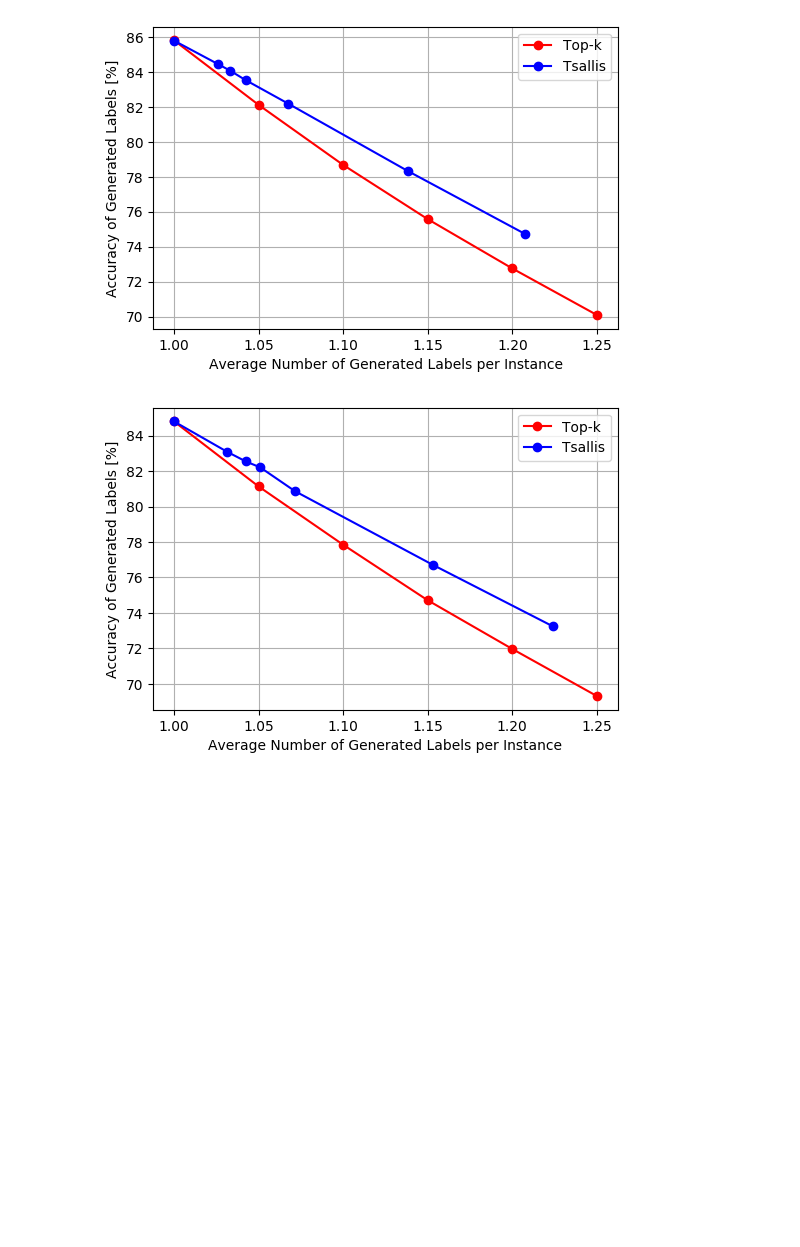
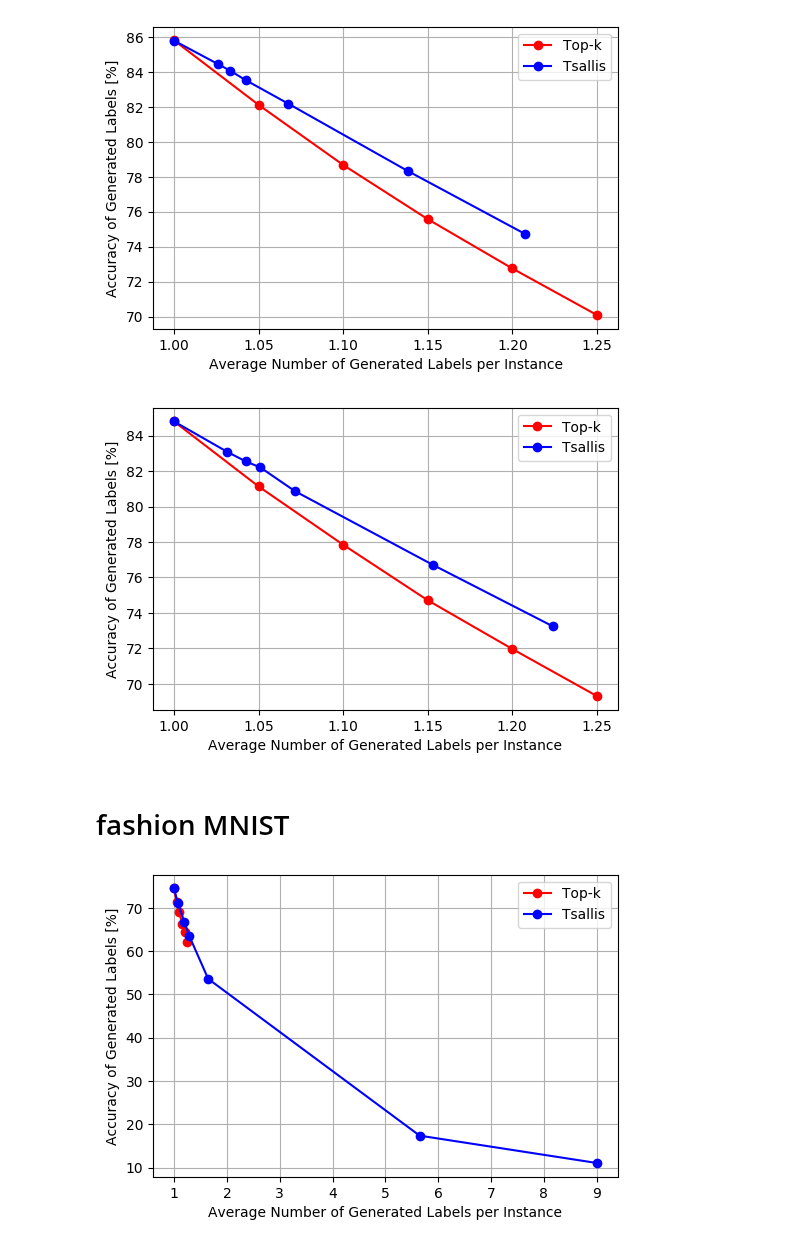
Before and after one commit to 1W1521375/entropy_labelling, a Jupyter notebook: final_experiments/top-R.ipynb, the cells around one changed output. Cells and saved outputs as stored; diff of their text form; code cells hidden in the pictures; blank space fills up the shorter version.

```diff
--- a/final_experiments/top-R.ipynb
+++ b/final_experiments/top-R.ipynb
@@ -255,3 +255,35 @@ for i in range(9):
 [figure]
 [figure]
 [figure]
+# %% [markdown]
+# fashion MNIST
+# %%
+R1_fm = [(1.0, 96.24222222222224, 96.24222222222224), (1.0, 93.00541666666668, 93.00541666666668), (1.0, 89.38952380952377, 89.38952380952377), (1.0, 86.88948412698414, 86.88948412698414), (1.0, 84.64904761904764, 84.64904761904764), (1.0, 82.24500000000003, 82.24500000000003), (1.0, 80.71444444444445, 80.71444444444445), (1.0, 77.38000000000001, 77.38000000000001), (1.0, 74.45, 74.45)]
+R105_fm = [(1.0499999999999994, 91.8283597883598, 96.41977777777781), (1.049999999999998, 88.8316666666667, 93.27325), (1.0500000000000036, 85.49414965986391, 89.76885714285712), (1.050000000000005, 83.1667044595616, 87.32503968253963), (1.0500000000000036, 81.087120181406, 85.14147619047623), (1.049999999999998, 78.85087301587302, 82.79341666666669), (1.0499999999999994, 77.40825396825394, 81.27866666666665), (1.0500000000000003, 74.28666666666666, 78.001), (1.05, 71.33333333333334, 74.9)]
+R110_fm = [(1.1000000000000008, 87.83898989898992, 96.62288888888888), (1.0999999999999976, 85.03090909090909, 93.53399999999995), (1.0999999999999963, 81.94852813852815, 90.14338095238097), (1.099999999999998, 79.80591630591636, 87.78650793650795), (1.0999999999999963, 77.85437229437235, 85.6398095238095), (1.0999999999999976, 75.76477272727274, 83.34124999999996), (1.1000000000000008, 74.4159595959596, 81.85755555555555), (1.0999999999999999, 71.47818181818182, 78.62599999999999), (1.1, 68.96363636363637, 75.86000000000001)]
+R115_fm = [(1.149999999999999, 84.17487922705314, 96.8011111111111), (1.1500000000000026, 81.57956521739129, 93.8165), (1.150000000000004, 78.72463768115946, 90.53333333333333), (1.150000000000001, 76.72253278122848, 88.23091269841272), (1.150000000000004, 74.891966873706, 86.1257619047619), (1.1500000000000026, 72.95217391304351, 83.89499999999998), (1.149999999999999, 71.70357487922705, 82.45911111111111), (1.1500000000000001, 68.94956521739132, 79.292), (1.15, 66.3391304347826, 76.28999999999999)]
+R120_fm = [(1.2000000000000008, 80.83111111111111, 96.99733333333333), (1.2000000000000004, 78.40173611111113, 94.08208333333333), (1.1999999999999953, 75.74361111111111, 90.89233333333326), (1.1999999999999942, 73.89877645502641, 88.67853174603172), (1.1999999999999953, 72.20246031746032, 86.64295238095237), (1.2000000000000004, 70.36597222222221, 84.4391666666667), (1.2000000000000008, 69.17981481481482, 83.01577777777779), (1.1999999999999997, 66.66583333333332, 79.999), (1.2, 64.38333333333334, 77.26)]
+R125_fm = [(1.25, 77.74631111111111, 97.18288888888888), (1.25, 75.47080000000001, 94.3385), (1.25, 73.02175238095236, 91.27719047619048), (1.25, 71.29844444444447, 89.12305555555554), (1.25, 69.7122666666667, 87.14033333333332), (1.25, 68.00146666666667, 85.00183333333332), (1.25, 66.87768888888887, 83.5971111111111), (1.25, 64.4648, 80.58100000000002), (1.25, 62.176, 77.72)]
+# %%
+results_fm = [R1_fm, R105_fm, R110_fm, R115_fm, R120_fm, R125_fm]
+lacc = [e[8][1] for e in results_fm]
+# %%
+tsallis_lacc = [e[8] for e in [[96.24222222222224, 93.00916666666669, 89.39047619047615, 86.88373015873016, 84.63928571428575, 82.24291666666667, 80.70999999999998, 77.4, 74.45],
+ [96.25, 92.96921436898212, 89.11549793005717, 86.22144079532838, 83.49711968273952, 80.58094119997654, 78.43741221394686, 74.57195836168401, 71.1214953271028],
+ [96.24222222222224, 92.39469565233189, 87.53405790117898, 83.77109170056599, 80.4443947576859, 76.93580090312626, 74.46661788523988, 70.34761989070826, 66.77838290741516],
+ [96.25, 91.68490406545236, 86.2910296933819, 81.98787939578203, 78.24144681482501, 74.14484570561056, 71.33891112468517, 66.96568494267242, 63.42502905850446],
+ [96.25, 90.41830903373558, 83.23625170596486, 76.88086362152988, 71.35825447882053, 65.77356352918851, 61.802873535733305, 57.246708225659305, 53.58444714459295],
+ [96.25, 73.77794797056455, 51.88795555191794, 38.93280444025463, 30.91043675201393, 25.56528908211828, 22.068591770070565, 19.466389184643173, 17.395538243626063],
+ [96.24222222222224, 49.15854166666666, 32.89309523809525, 24.77986111111113, 19.875047619047603, 16.590347222222228, 14.236825396825399, 12.46875, 11.083333333333334]]]
+# %%
+tsallis_lave = [e[8] for e in [[1.0, 2.0, 3.0, 4.0, 5.0, 6.0, 7.0, 8.0, 9.0],
+ [1.0, 1.3334583333333327, 1.9004738095238092, 2.533380952380952, 3.191126190476189, 3.8552166666666654, 4.4699888888888895, 5.0697, 5.648],
+ [1.0, 1.0545750000000003, 1.129202380952381, 1.214672619047618, 1.29607619047619, 1.3896041666666663, 1.4762666666666664, 1.56585, 1.646],
+ [1.0, 1.0314458333333334, 1.0701452380952372, 1.1103869047619053, 1.1440928571428577, 1.1844750000000002, 1.2221999999999997, 1.2629000000000001, 1.2905],
+ [1.0, 1.0158083333333328, 1.0440714285714283, 1.0722480158730154, 1.0950119047619051, 1.1200791666666665, 1.143388888888889, 1.1717499999999998, 1.1935],
+ [1.0, 1.0012500000000004, 1.0072047619047617, 1.0163988095238092, 1.0256976190476197, 1.0359916666666664, 1.0504555555555555, 1.06555, 1.07],
+ [1.0, 1.0, 1.0, 1.0, 1.0, 1.0, 1.0, 1.0, 1.0]]]
+# %%
+graph_it(lacc, tsallis_lave, tsallis_lacc[::-1], 10)
+# %% [output]
+[figure, added]
```
Also changed, not shown: 2 other files.
